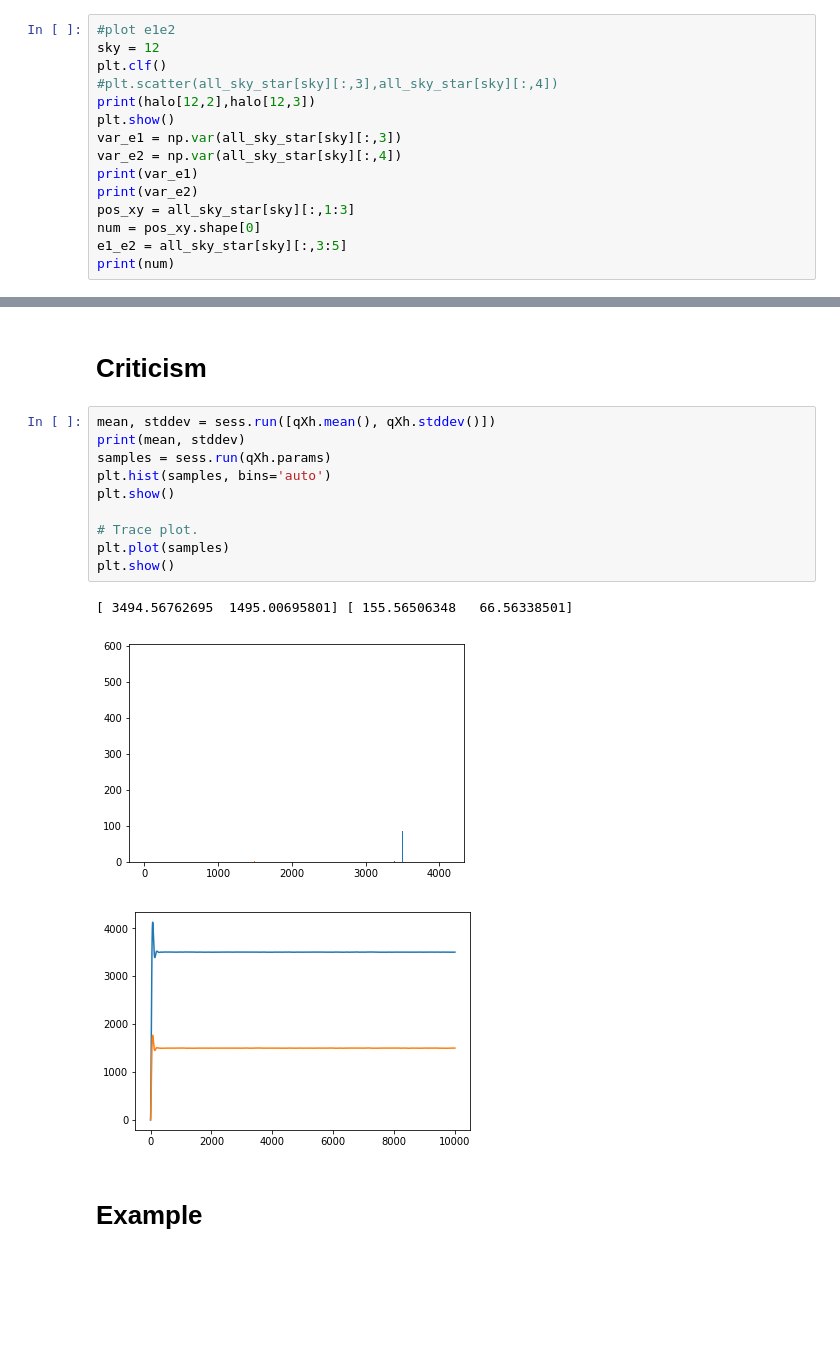
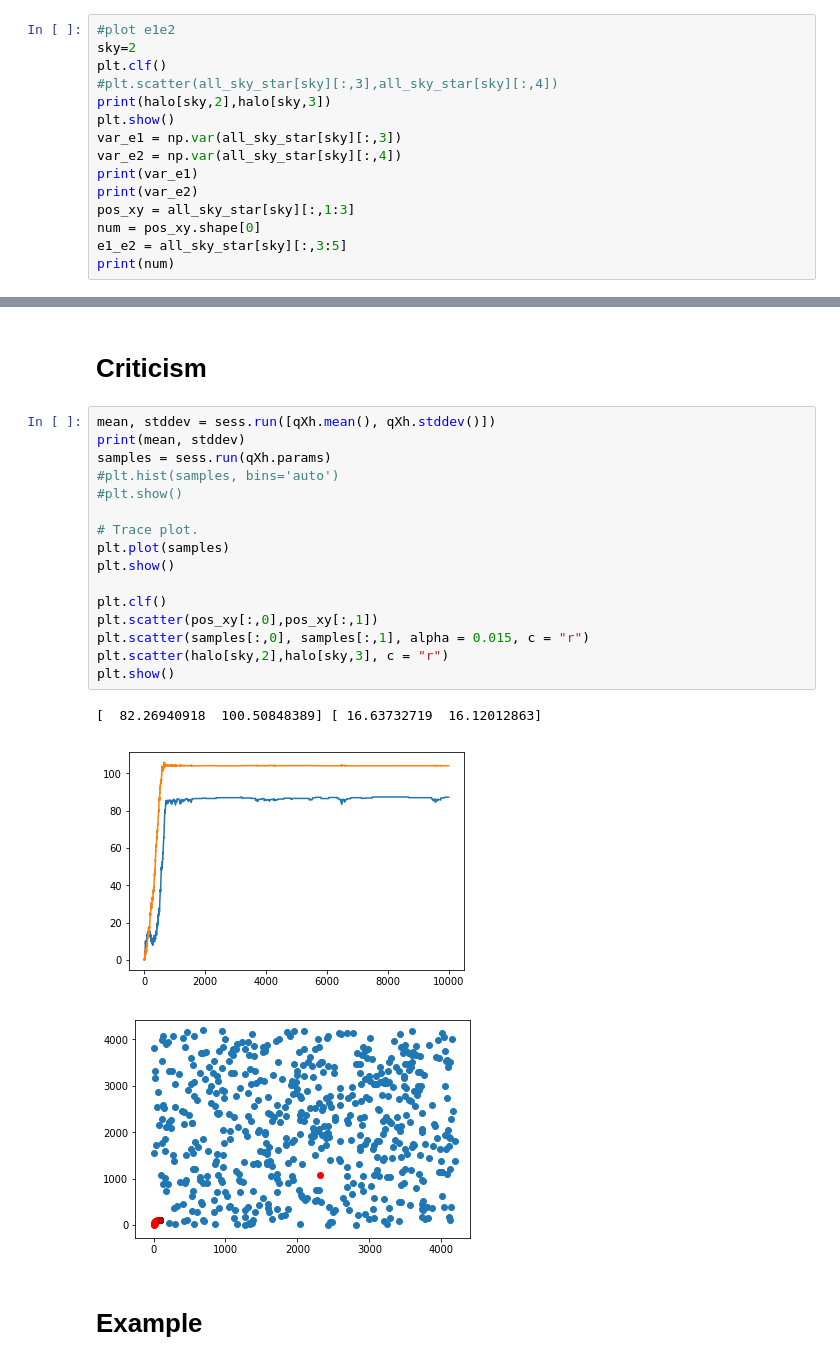
Before and after one commit to HTplex/probp.finalproject, a Jupyter notebook: 1.0-H.ipynb, the cells around one changed output, grey strips where cells are left out. Cells and saved outputs as stored; diff of their text form; blank space fills up the shorter version.

```diff
--- a/1.0-H.ipynb
+++ b/1.0-H.ipynb
@@ -37,10 +37,10 @@ for sky in np.arange(1,301,1):
 halo = (pd.read_csv(path+"/"+halo_path).values)
 # %%
 #plot e1e2
-sky = 12
+sky=2
 plt.clf()
 #plt.scatter(all_sky_star[sky][:,3],all_sky_star[sky][:,4])
-print(halo[12,2],halo[12,3])
+print(halo[sky,2],halo[sky,3])
 plt.show()
 var_e1 = np.var(all_sky_star[sky][:,3])
 var_e2 = np.var(all_sky_star[sky][:,4])
@@ -138,17 +174,23 @@ inference.run()
 # %%
 mean, stddev = sess.run([qXh.mean(), qXh.stddev()])
 print(mean, stddev)
 samples = sess.run(qXh.params)
-plt.hist(samples, bins='auto')
-plt.show()
+#plt.hist(samples, bins='auto')
+#plt.show()
 
 # Trace plot.
 plt.plot(samples)
 plt.show()
+
+plt.clf()
+plt.scatter(pos_xy[:,0],pos_xy[:,1])
+plt.scatter(samples[:,0], samples[:,1], alpha = 0.015, c = "r")
+plt.scatter(halo[sky,2],halo[sky,3], c = "r")
+plt.show()
 # %% [output]
-[ 3494.56762695  1495.00695801] [ 155.56506348   66.56338501]
+[  82.26940918  100.50848389] [ 16.63732719  16.12012863]
-[figure, old version]
+[figure, new version]
-[figure, old version]
+[figure, new version]
 # %% [markdown]
 # Example
 # %%
```
Also changed, not shown: parts of 6 cells of this notebook.
